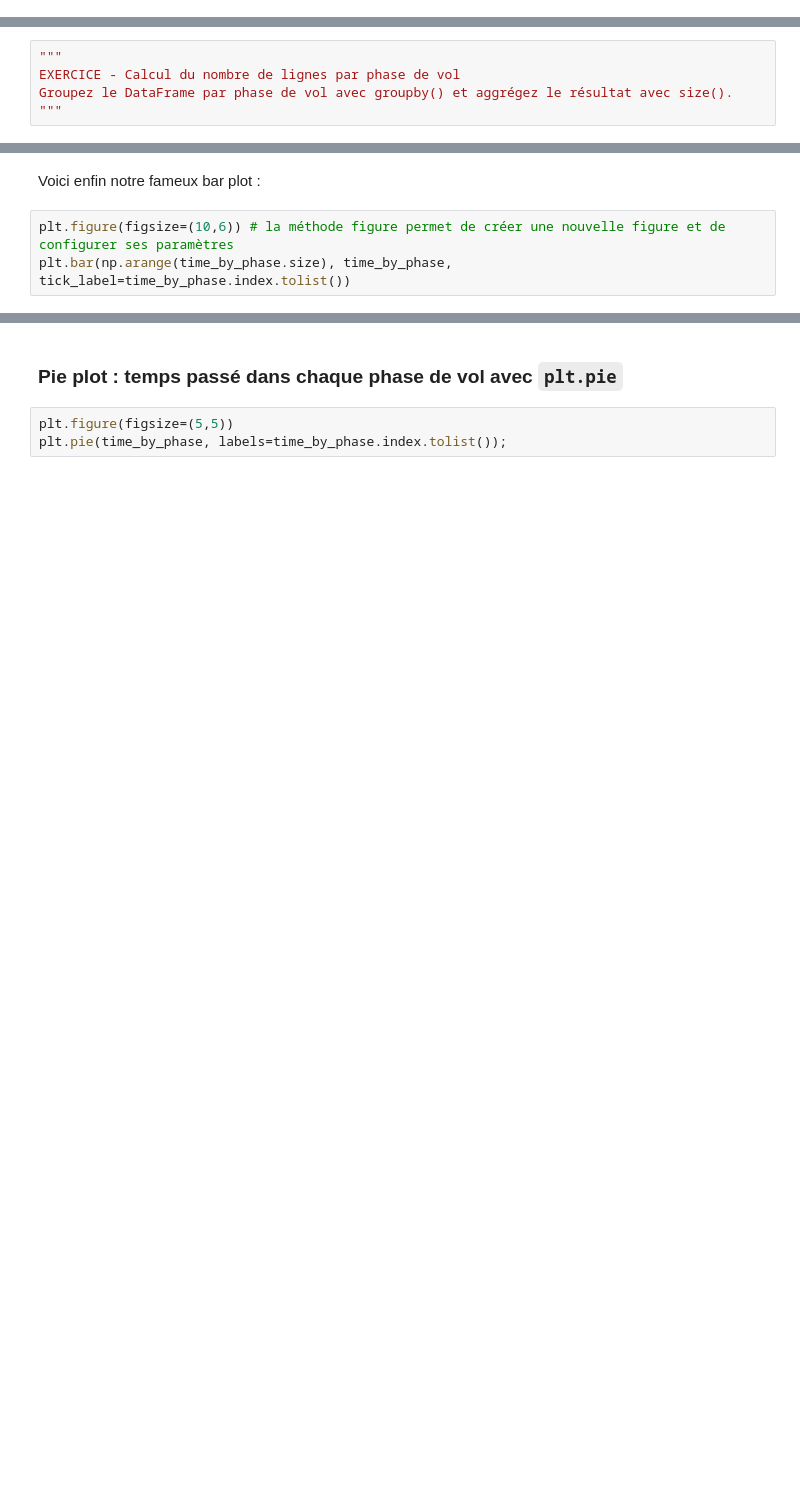
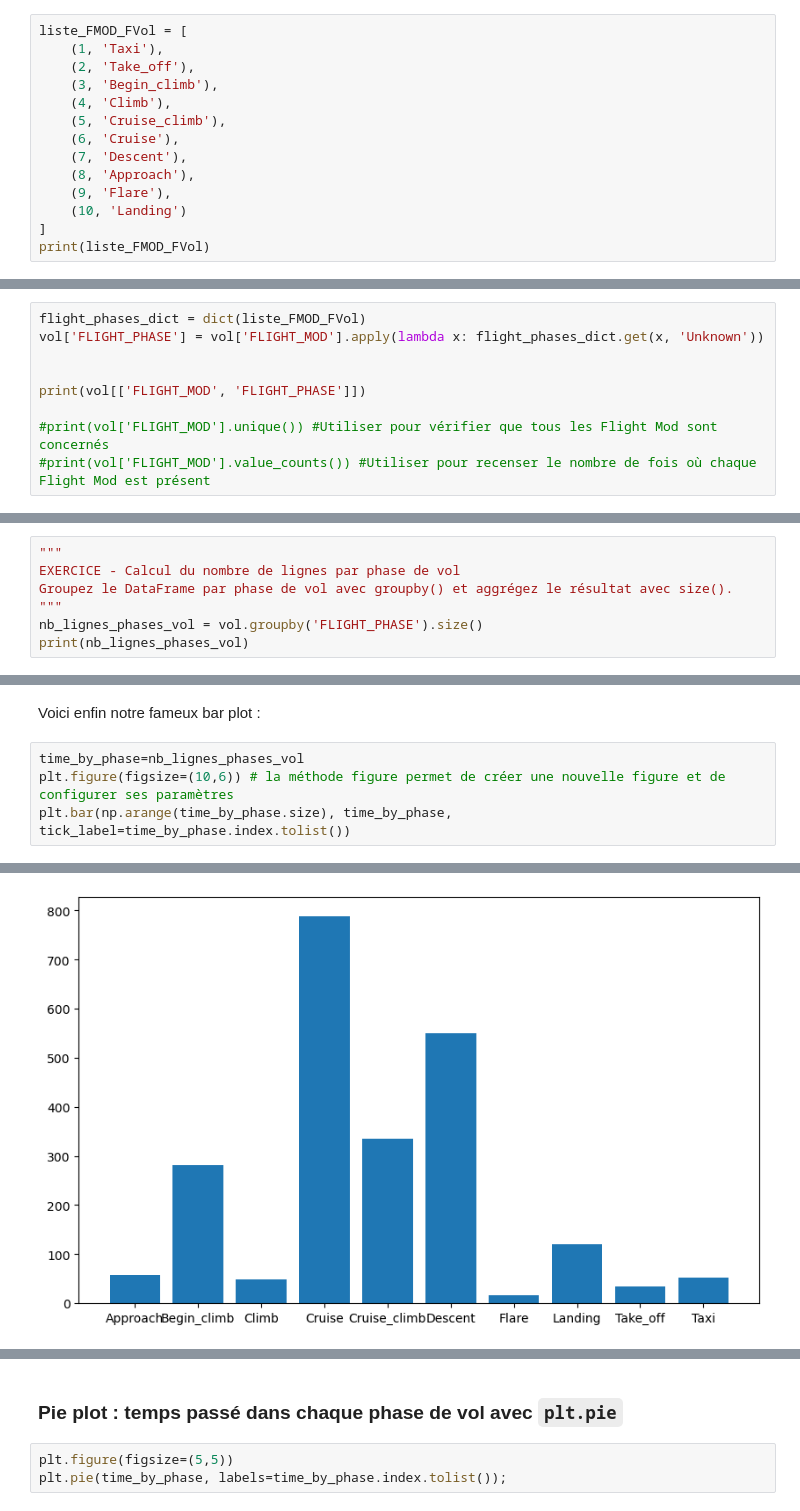
Before and after one commit to yacinebena/TDs-statistiques-descriptives, a Jupyter notebook: TD2.ipynb, the cells around one changed output, grey strips where cells are left out. Drawn from its saved outputs; the diff is of its cells as text; blank space fills up the shorter version.

```diff
--- a/TD2.ipynb
+++ b/TD2.ipynb
@@ -153,0 +229,14 @@ EXERCICE - Correpondance FLIGHT_MOD/phase de vol
+# %%
+liste_FMOD_FVol = [
+    (1, 'Taxi'),
+    (2, 'Take_off'),
+    (3, 'Begin_climb'),
+    (4, 'Climb'),
+    (5, 'Cruise_climb'),
+    (6, 'Cruise'),
+    (7, 'Descent'),
+    (8, 'Approach'),
+    (9, 'Flare'),
+    (10, 'Landing')
+]
+print(liste_FMOD_FVol)
@@ -153,0 +247,9 @@ EXERCICE - Correpondance FLIGHT_MOD/phase de vol
+# %%
+flight_phases_dict = dict(liste_FMOD_FVol)
+vol['FLIGHT_PHASE'] = vol['FLIGHT_MOD'].apply(lambda x: flight_phases_dict.get(x, 'Unknown'))
+
+
+print(vol[['FLIGHT_MOD', 'FLIGHT_PHASE']])
+
+#print(vol['FLIGHT_MOD'].unique()) #Utiliser pour vérifier que tous les Flight Mod sont concernés
+#print(vol['FLIGHT_MOD'].value_counts()) #Utiliser pour recenser le nombre de fois où chaque Flight Mod est présent
@@ -156,3 +273,5 @@ EXERCICE - Correpondance FLIGHT_MOD/phase de vol
 EXERCICE - Calcul du nombre de lignes par phase de vol
 Groupez le DataFrame par phase de vol avec groupby() et aggrégez le résultat avec size().
 """
+nb_lignes_phases_vol = vol.groupby('FLIGHT_PHASE').size()
+print(nb_lignes_phases_vol)
@@ -159,5 +291,7 @@ Groupez le DataFrame par phase de vol avec groupby() et aggrégez le résultat a
 # %% [markdown]
 Voici enfin notre fameux bar plot :
 # %%
+time_by_phase=nb_lignes_phases_vol
 plt.figure(figsize=(10,6)) # la méthode figure permet de créer une nouvelle figure et de configurer ses paramètres
 plt.bar(np.arange(time_by_phase.size), time_by_phase, tick_label=time_by_phase.index.tolist())
+# %% [output]
@@ -164,3 +299,4 @@ plt.bar(np.arange(time_by_phase.size), time_by_phase, tick_label=time_by_phase.i
+[figure, added]
 # %%
 """
 EXERCICE - Affichez la température T25 maximale par phase de vol sur un bar plot de couleur rouge.
```
Also changed, not shown: parts of 70 cells of this notebook.
